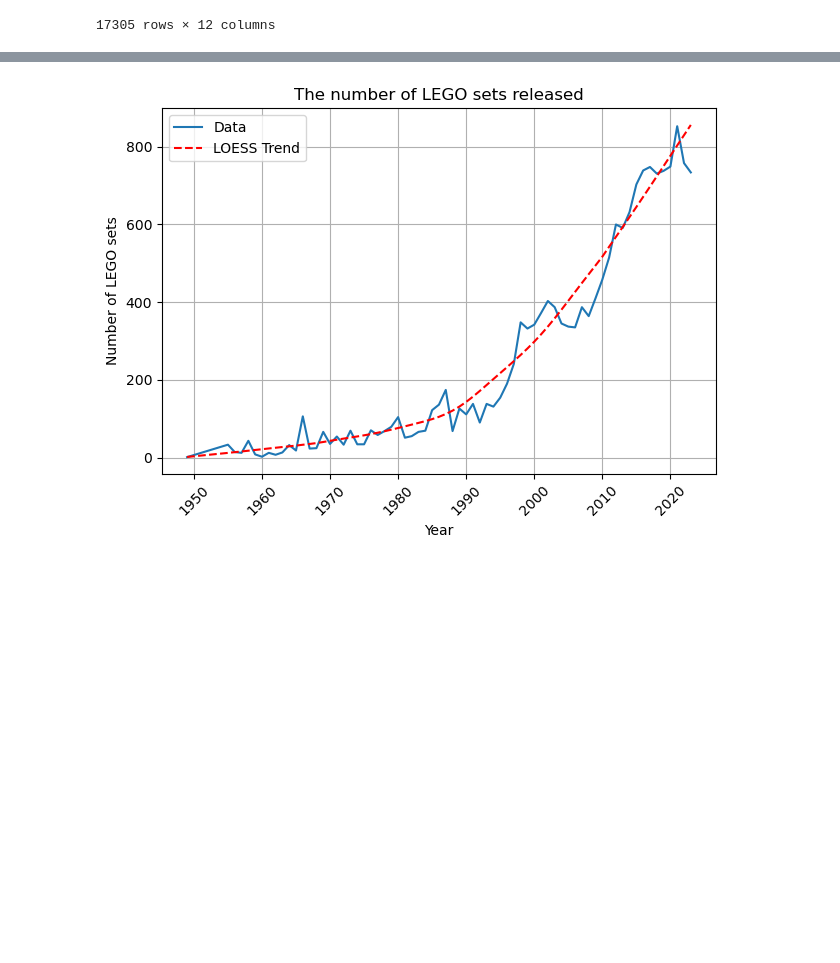
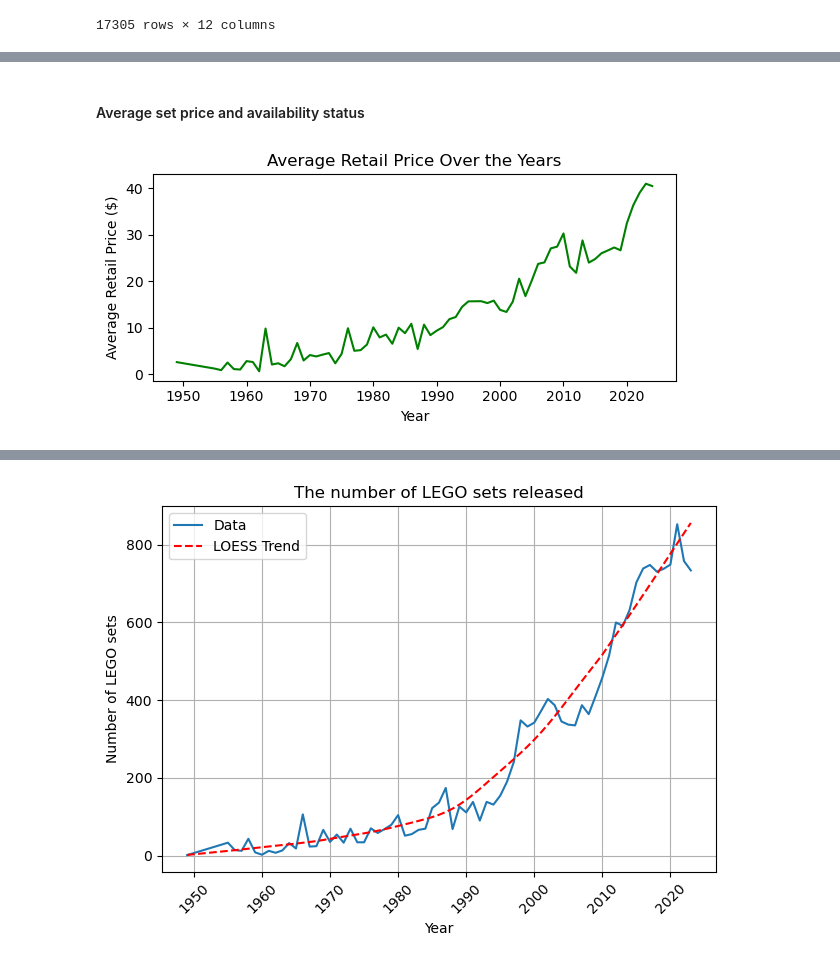
Before and after one commit to dawidgrabarczyk/lego-investment-analysis, a Jupyter notebook: lego.ipynb, the cells around one changed output, grey strips where cells are left out. Drawn from its saved outputs; the diff is of its cells as text; code cells hidden in the pictures; blank space fills up the shorter version.

```diff
--- a/lego.ipynb
+++ b/lego.ipynb
@@ -252,0 +248,15 @@ The above transformations allowed for a more accurate data format.
+# %% [markdown]
+#### Average set price and availability status
+# %%
+# Line plot of average retail price over the years
+avg_price_per_year = df.groupby('year')['retail'].mean()
+plt.figure(figsize=(6, 3))
+avg_price_per_year.plot(kind='line', color='green')
+plt.title('Average Retail Price Over the Years')
+plt.xlabel('Year')
+plt.ylabel('Average Retail Price ($)')
+plt.tight_layout()
+plt.savefig(plots_path / 'average_retail.pdf')
+plt.show()
+# %% [output]
+[figure, added]
```
Also changed, not shown: parts of 51 cells of this notebook, 16 other files.
